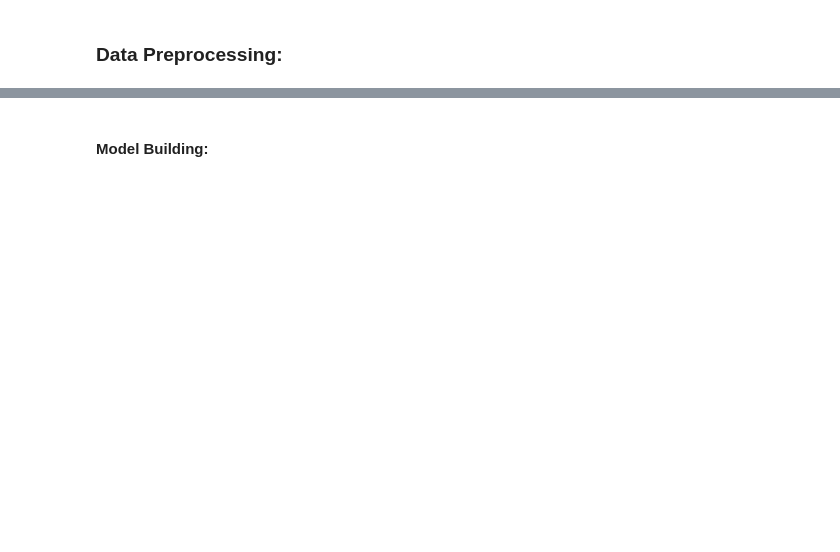
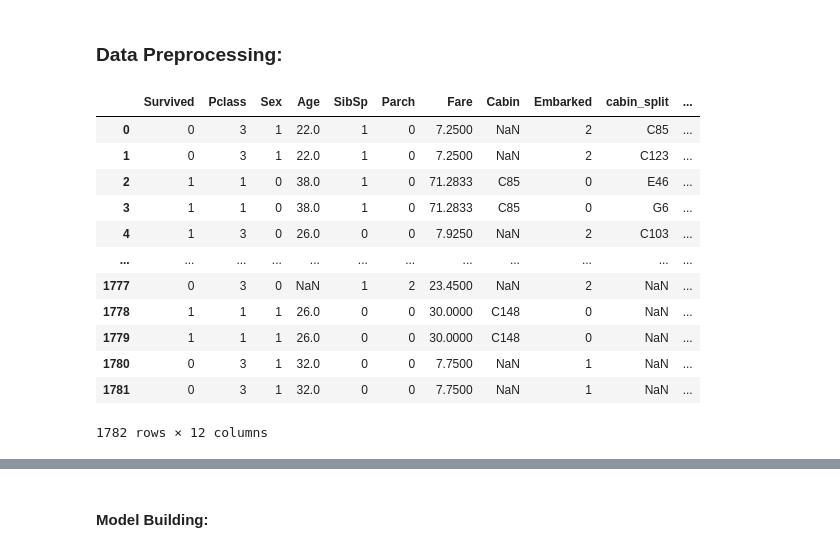
Before and after one commit to naveenkumar096/datascience, a Jupyter notebook: logistic_regression.ipynb, the cells around one changed output, grey strips where cells are left out. Cells and saved outputs as stored; diff of their text form; code cells hidden in the pictures; blank space fills up the shorter version.

```diff
--- a/logistic_regression.ipynb
+++ b/logistic_regression.ipynb
@@ -159,3 +154,18 @@ data['Embarked_numeric'] = numeric_data3
 # %%
 train_data = data.copy()
+train_data
+# %% [output]
+|  | Survived | Pclass | Sex | Age | SibSp | Parch | Fare | Cabin | Embarked | cabin_split | ... |
+| 0 | 0 | 3 | 1 | 22.0 | 1 | 0 | 7.2500 | NaN | 2 | C85 | ... |
+| 1 | 0 | 3 | 1 | 22.0 | 1 | 0 | 7.2500 | NaN | 2 | C123 | ... |
+| 2 | 1 | 1 | 0 | 38.0 | 1 | 0 | 71.2833 | C85 | 0 | E46 | ... |
+| 3 | 1 | 1 | 0 | 38.0 | 1 | 0 | 71.2833 | C85 | 0 | G6 | ... |
+| 4 | 1 | 3 | 0 | 26.0 | 0 | 0 | 7.9250 | NaN | 2 | C103 | ... |
+| ... | ... | ... | ... | ... | ... | ... | ... | ... | ... | ... | ... |
+| 1777 | 0 | 3 | 0 | NaN | 1 | 2 | 23.4500 | NaN | 2 | NaN | ... |
+| 1778 | 1 | 1 | 1 | 26.0 | 0 | 0 | 30.0000 | C148 | 0 | NaN | ... |
+| 1779 | 1 | 1 | 1 | 26.0 | 0 | 0 | 30.0000 | C148 | 0 | NaN | ... |
+| 1780 | 0 | 3 | 1 | 32.0 | 0 | 0 | 7.7500 | NaN | 1 | NaN | ... |
+| 1781 | 0 | 3 | 1 | 32.0 | 0 | 0 | 7.7500 | NaN | 1 | NaN | ... |
+1782 rows × 12 columns
 # %%
```
Also changed, not shown: parts of 24 cells of this notebook, 1 other file.
